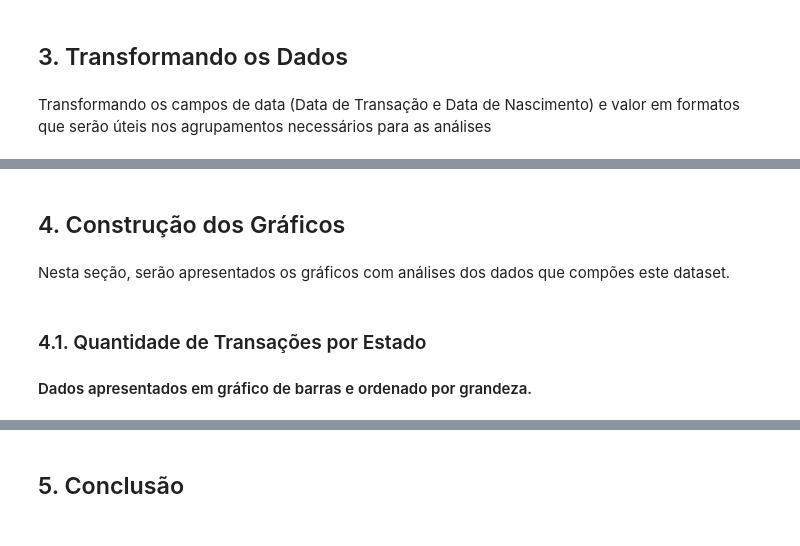
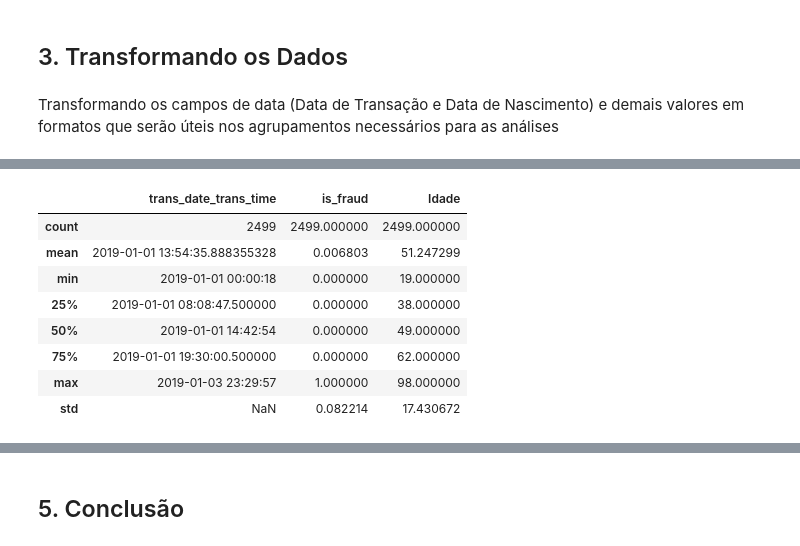
Before and after one commit to pauloricardofagundes/MVP-Machine-Learning-e-Analytics, a Jupyter notebook: MVP_MachineLearning&Analytics_CartCredito.ipynb, the cells around one changed output, grey strips where cells are left out. Saved outputs shown, nothing was run; the diff lists cells and outputs as text; code cells hidden in the pictures.

```diff
--- a/MVP_MachineLearning&Analytics_CartCredito.ipynb
+++ b/MVP_MachineLearning&Analytics_CartCredito.ipynb
@@ -116,7 +129,7 @@ Ao final deste primeiro processo, observo que neste database não temos valores
 # %% [markdown]
 ## 3. Transformando os Dados
 # %% [markdown]
-Transformando os campos de data (Data de Transação e Data de Nascimento) e valor em formatos que serão úteis nos agrupamentos necessários para as análises
+Transformando os campos de data (Data de Transação e Data de Nascimento) e demais valores em formatos que serão úteis nos agrupamentos necessários para as análises
 # %%
 ## Separação de campos para Mês e Hora da transação
 full_df['trans_date_trans_time'] = pd.to_datetime(full_df['trans_date_trans_time'], format="%Y-%m-%d %H:%M:%S", dayfirst=True)
@@ -157,12 +170,34 @@ full_df['d_semana'] = np.where(full_df['d_semana'] == "Sunday", "Dom",
                                                           np.where(full_df['d_semana'] == "Thursday", "Qui",
                                                                    np.where(full_df['d_semana'] == "Friday", "Sex",
                                                                             np.where(full_df['d_semana'] == "Saturday", "Sáb","-")))))))
-print(full_df)
 
-## Conversão do campo 'Idade' (valor da compra) para integer
+## Conversão do campo 'Idade' para integer
 full_df['Idade'] = pd.to_numeric(full_df["Idade"], errors='coerce', downcast="integer")
-## Conversão do campo 'amt' (valor da compra) de string para float
-full_df['amt'] = pd.to_numeric(full_df["amt"], errors='coerce', downcast="float")
-## Conversão do campo 'is_fraud' (valor da compra) de string para integer
+## Conversão do campo 'is_fraud' (binário para fraude) de string para integer
 full_df['is_fraud'] = pd.to_numeric(full_df["is_fraud"], errors='coerce', downcast="integer")
+
+#print(full_df)
+
+## Obtendo a proporção de valores 0 e 1 na coluna binária "is_fraud"
+valor_zero =round(((full_df['is_fraud'] == 0).sum() / len(full_df)) * 100,1)
+valor_um = round(((full_df['is_fraud'] == 1).sum() / len(full_df)) * 100,1)
+
+print(f"Percentual de 0's: {valor_zero}%")
+print(f"Percentual de 1's: {valor_um}%")
+
+## Separando o dataset entre falso e verdadeiro
+full_df1 = full_df[full_df['is_fraud'] == 0]
+full_df2 = full_df[full_df['is_fraud'] == 1]
+
+## Criando um dataset reduzido em 2.500 registros, com base na proporção de Falso e Verdadeiro, pra otimizar o desempenho do processamento
+Qtd_Zeros = int(valor_zero*25)
+Qtd_Ums = int(valor_um*25)
+
+full_dfF = full_df1.head(Qtd_Zeros)
+full_dfV = full_df2.head(Qtd_Ums)
+
+full_df_final = pd.concat([full_dfF, full_dfV])
+
+print(full_df_final)
+full_df_final.describe()
 # %% [output]
@@ -186,4 +221,9 @@ full_df['is_fraud'] = pd.to_numeric(full_df["is_fraud"], errors='coerce', downca
+|  | trans_date_trans_time | is_fraud | Idade |
+| count | 2499 | 2499.000000 | 2499.000000 |
+| mean | 2019-01-01 13:54:35.888355328 | 0.006803 | 51.247299 |
+| min | 2019-01-01 00:00:18 | 0.000000 | 19.000000 |
+| 25% | 2019-01-01 08:08:47.500000 | 0.000000 | 38.000000 |
+| 50% | 2019-01-01 14:42:54 | 0.000000 | 49.000000 |
+| 75% | 2019-01-01 19:30:00.500000 | 0.000000 | 62.000000 |
+| max | 2019-01-03 23:29:57 | 1.000000 | 98.000000 |
+| std | NaN | 0.082214 | 17.430672 |
-# %% [markdown]
-## 4. Construção dos Gráficos
-# %% [markdown]
-Nesta seção, serão apresentados os gráficos com análises dos dados que compões este dataset.
@@ -194,3 +229,0 @@ color_2 = '#009999' ## Variável da cor nº2 padrão dos gráficos
-# %% [markdown]
-### 4.1. Quantidade de Transações por Estado
-####     Dados apresentados em gráfico de barras e ordenado por grandeza.
```
Also changed, not shown: parts of 41 cells of this notebook.
